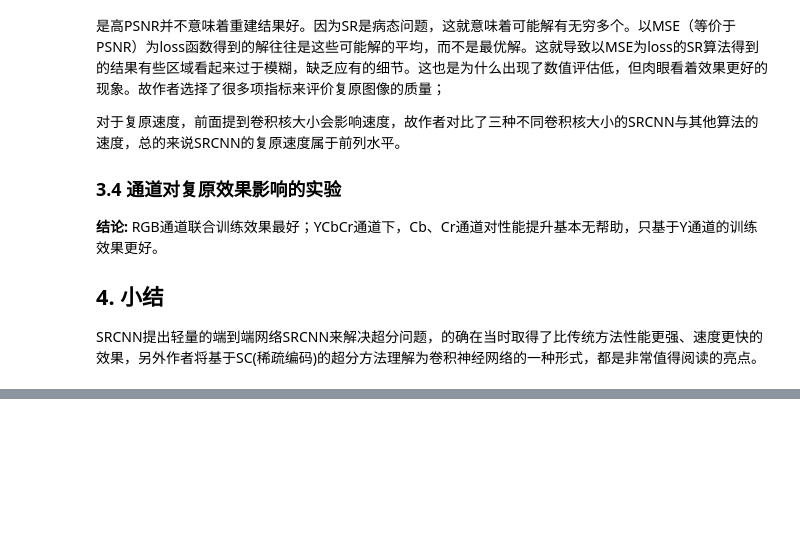
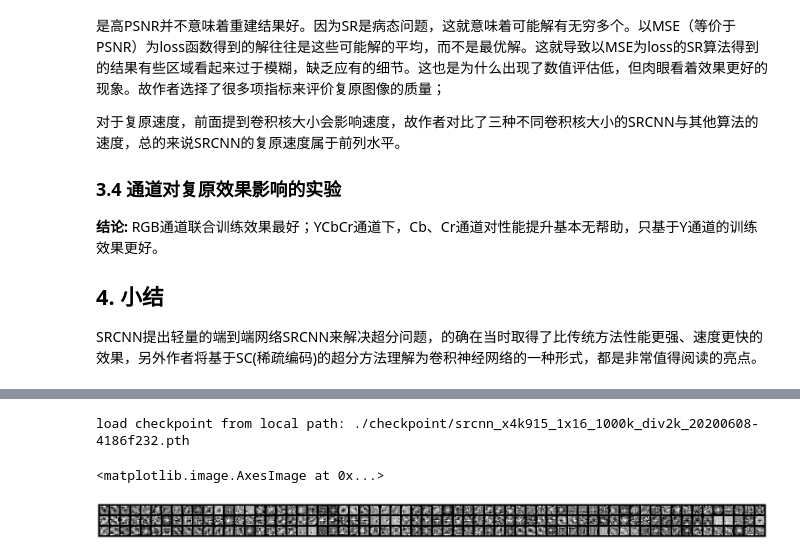
Before and after one commit to jinyingtld/python, a Jupyter notebook: AI6126_tutorial3.ipynb, the cells around one changed output, grey strips where cells are left out. Cells and saved outputs as stored; diff of their text form; code cells hidden in the pictures; blank space fills up the shorter version.

```diff
--- a/AI6126_tutorial3.ipynb
+++ b/AI6126_tutorial3.ipynb
@@ -57,0 +221,20 @@ SRCNN提出轻量的端到端网络SRCNN来解决超分问题，的确在当时
+# %%
+import mmcv
+import torchvision
+from mmedit.models import build_model
+from mmcv.runner import load_checkpoint
+
+cfg = mmcv.Config.fromfile('configs/restorers/srcnn/srcnn_x4k915_g1_1000k_div2k.py')
+model = build_model(cfg.model, train_cfg=None, test_cfg=cfg.test_cfg)
+load_checkpoint(model, './checkpoint/srcnn_x4k915_1x16_1000k_div2k_20200608-4186f232.pth', map_location='cpu')
+conv1_weight = model.generator.conv1.weight.detach()
+n_out, n_in, h, w = conv1_weight.size()
+conv1_weight = conv1_weight.view(-1, 1, h, w)
+grid_img = torchvision.utils.make_grid(conv1_weight, normalize=True, scale_each=True, nrow=64)
+fig = plt.figure(figsize=(40, 30))
+plt.axis('off')
+plt.imshow(grid_img.permute(1, 2, 0))
+# %% [output]
+load checkpoint from local path: ./checkpoint/srcnn_x4k915_1x16_1000k_div2k_20200608-4186f232.pth
+<matplotlib.image.AxesImage at 0x...>
+[figure, added]
```
Also changed, not shown: parts of 28 cells of this notebook.
